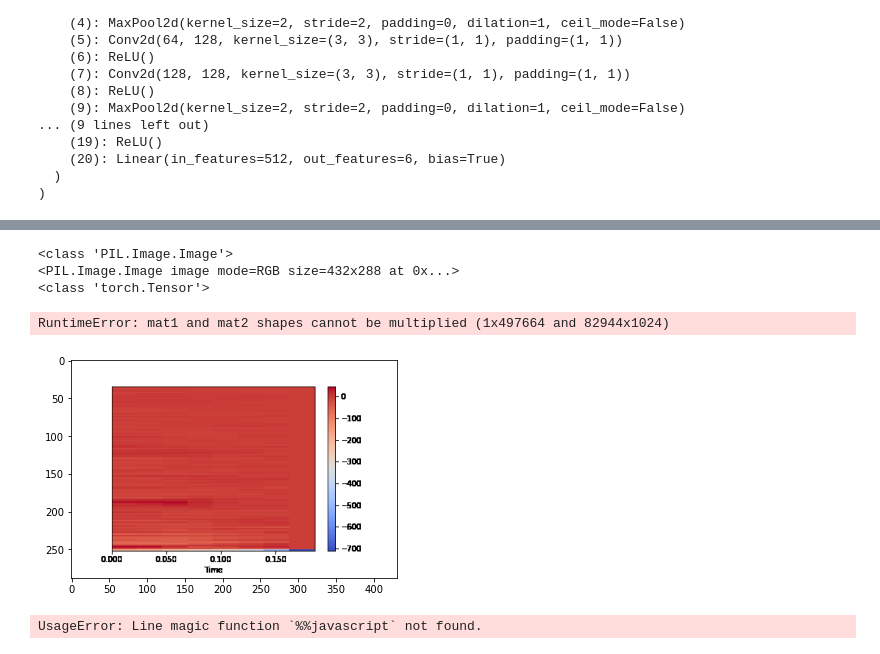
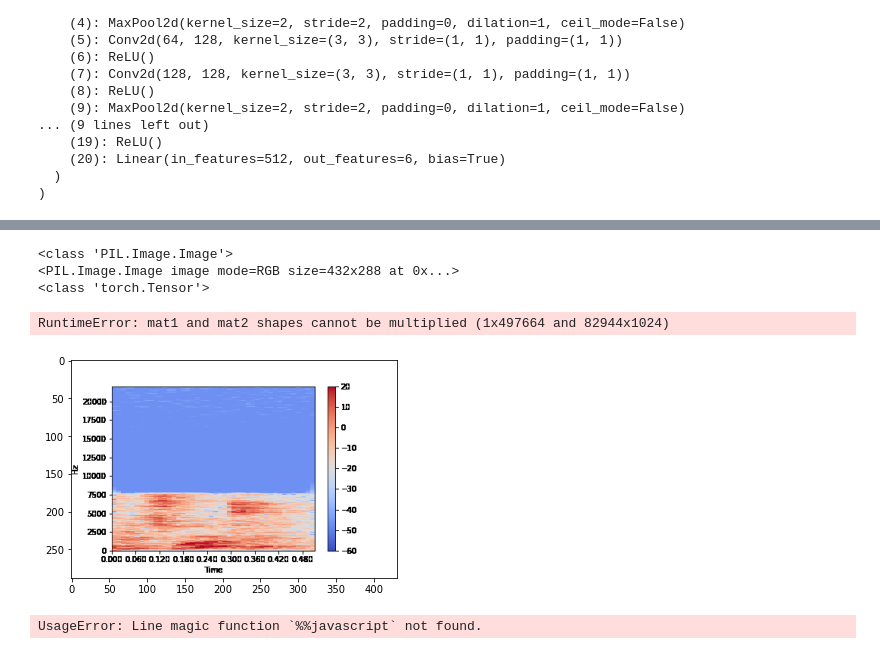
Before and after one commit to ambervb/dialogue-proj, a Jupyter notebook: CNN/CNN_Voice_YesNo.ipynb, the cells around one changed output, grey strips where cells are left out. Drawn from its saved outputs; the diff is of its cells as text; code cells hidden in the pictures.

Commit message:
Added new dataset

```diff
--- a/CNN/CNN_Voice_YesNo.ipynb
+++ b/CNN/CNN_Voice_YesNo.ipynb
@@ -349,26 +351,26 @@ def predict_img_class(img,model):
 # %%
 from PIL import Image
 
 #open image file
-img = Image.open("dialogue/Olaf/images/mfcc/splitfolders/val/george/6_george_21_mfcc.png")
+img = Image.open("dialogue/Dataset/VoiceDetection/images/images_splitfolders/val/True/1113_True_dataset_with_negatives_spectro.png")
 
 img = img.convert('RGB')
 print(type(img))
 print(img)
 #convert image to tensor
 img = transforms.ToTensor()(img)
 
 #print image
 plt.imshow(img.permute(1,2,0))
 
 #prdict image label
 print(f"Predicted Class : {predict_img_class(img,model)}")
 # %% [output]
 <class 'PIL.Image.Image'>
 <PIL.Image.Image image mode=RGB size=432x288 at 0x...>
 <class 'torch.Tensor'>
 RuntimeError: mat1 and mat2 shapes cannot be multiplied (1x497664 and 82944x1024)
-[figure, old version]
+[figure, new version]
 # %%
 #Shutting down the notebook
 
```
Also changed, not shown: parts of 11 cells of this notebook.
